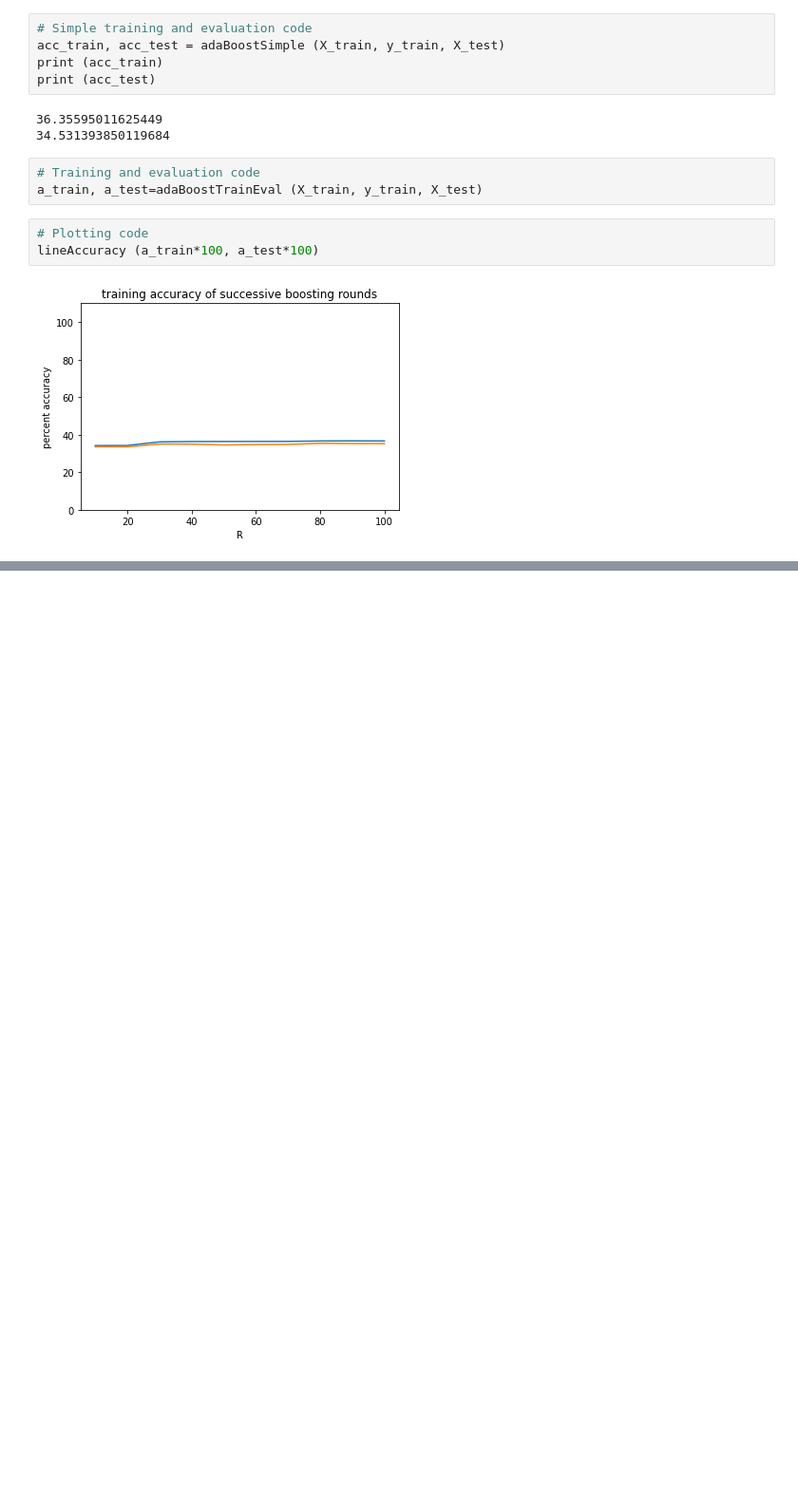
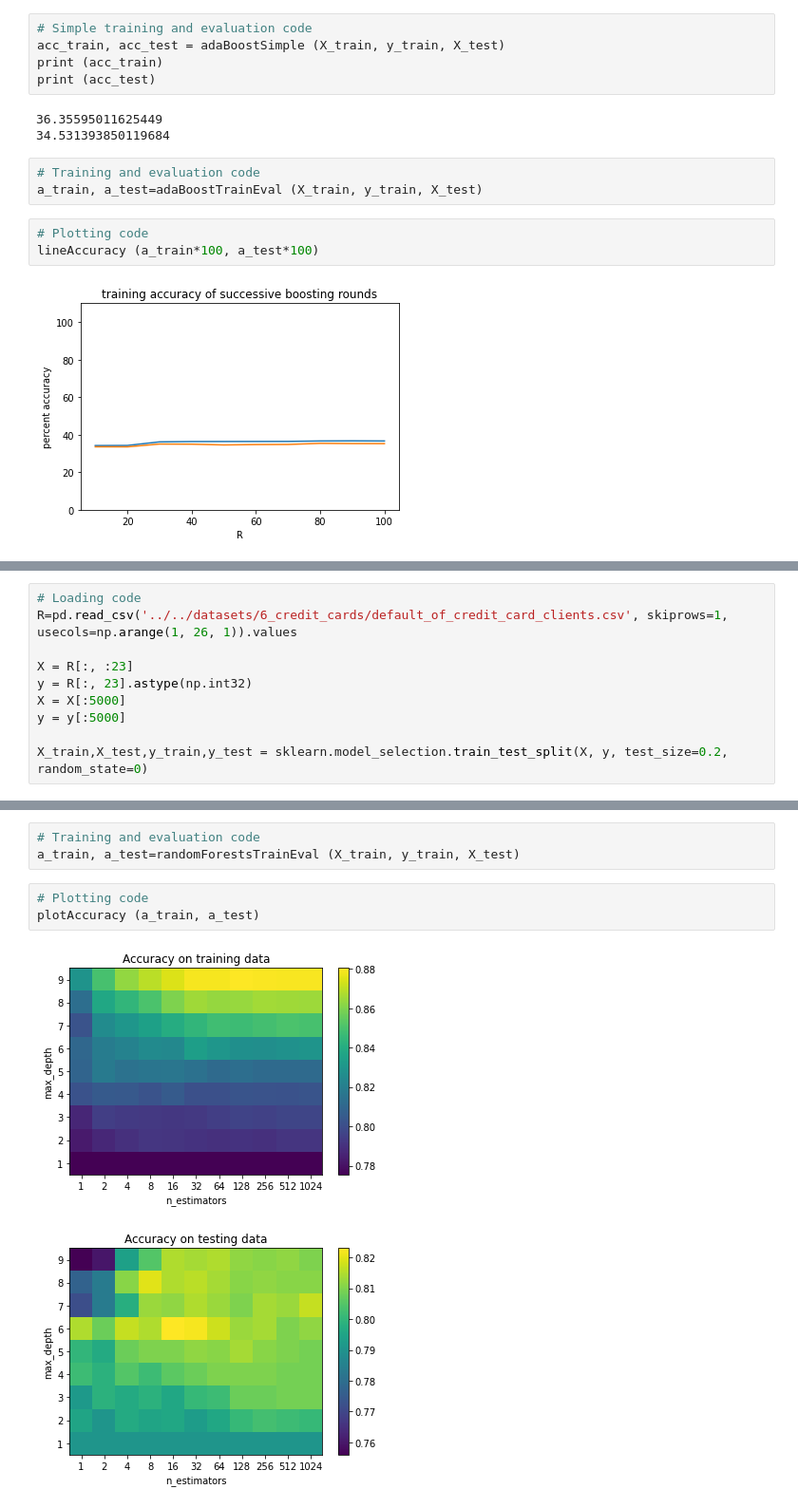
Before and after one commit to mdherdi/MachineLearning_ModelComparison, a Jupyter notebook: analysis/konstantin/project.ipynb, the cells around one changed output, grey strips where cells are left out. Shown at 95% size. Drawn from its saved outputs; the diff is of its cells as text; blank space fills up the shorter version.

Commit message:
Random forests and AdaBoost for all 9 datasets

```diff
--- a/analysis/konstantin/project.ipynb
+++ b/analysis/konstantin/project.ipynb
@@ -326,0 +329,10 @@ lineAccuracy (a_train*100, a_test*100)
+# %%
+# Loading code
+R=pd.read_csv('../../datasets/6_credit_cards/default_of_credit_card_clients.csv', skiprows=1, usecols=np.arange(1, 26, 1)).values
+
+X = R[:, :23]
+y = R[:, 23].astype(np.int32)
+X = X[:5000]
+y = y[:5000]
+
+X_train,X_test,y_train,y_test = sklearn.model_selection.train_test_split(X, y, test_size=0.2, random_state=0)
@@ -326,0 +347,9 @@ lineAccuracy (a_train*100, a_test*100)
+# %%
+# Training and evaluation code
+a_train, a_test=randomForestsTrainEval (X_train, y_train, X_test)
+# %%
+# Plotting code
+plotAccuracy (a_train, a_test)
+# %% [output]
+[figure, added]
+[figure, added]
```
Also changed, not shown: parts of 34 cells of this notebook.
